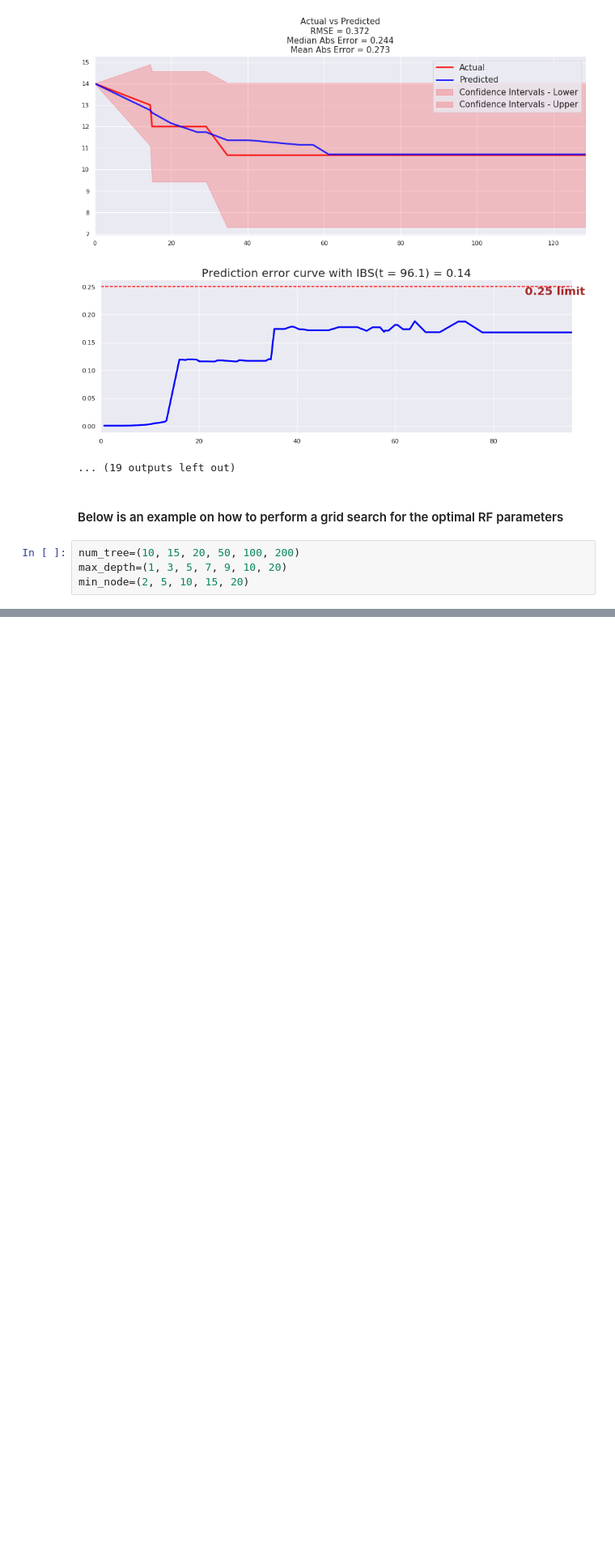
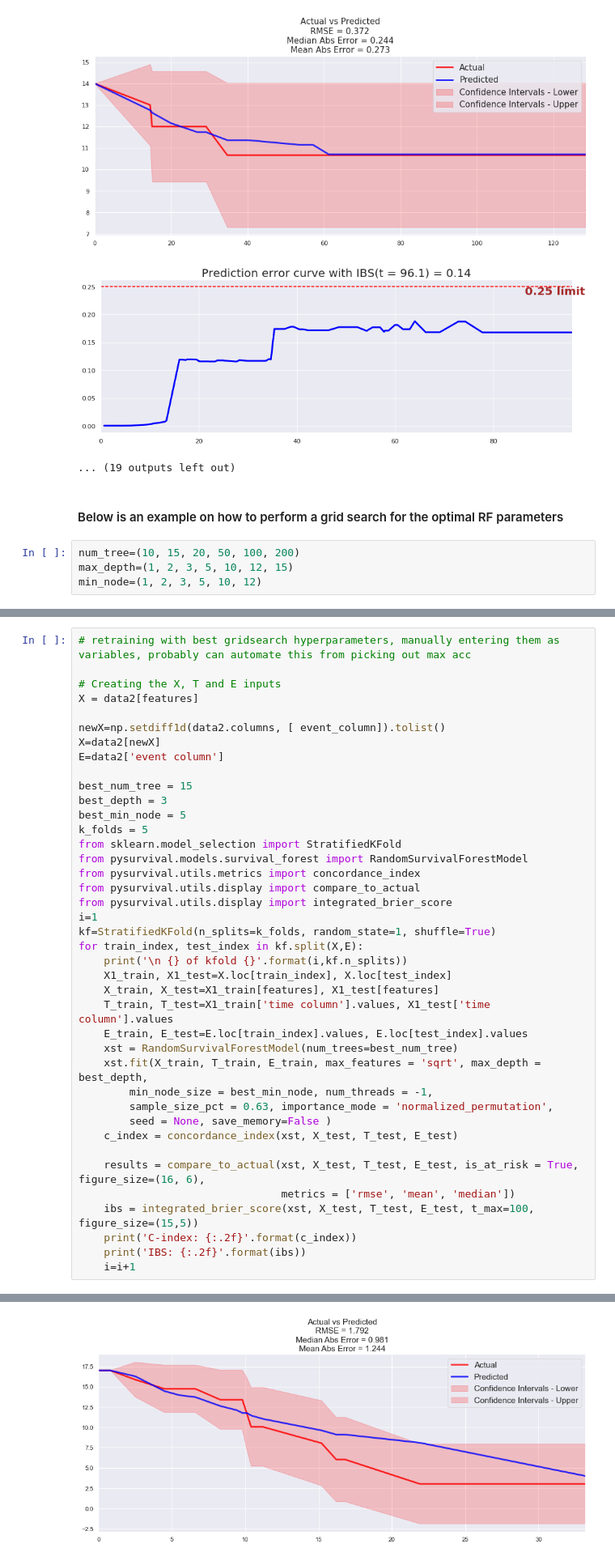
Before and after one commit to ricky-hu/liver_mets, a Jupyter notebook: random_forest.ipynb, the cells around one changed output, grey strips where cells are left out. Shown at 81% size. Drawn from its saved outputs; the diff is of its cells as text; blank space fills up the shorter version.

```diff
--- a/random_forest.ipynb
+++ b/random_forest.ipynb
@@ -387,8 +478,8 @@ C-index: 0.70
 #### Below is an example on how to perform a grid search for the optimal RF parameters
 # %%
 num_tree=(10, 15, 20, 50, 100, 200)
-max_depth=(1, 3, 5, 7, 9, 10, 20)
-min_node=(2, 5, 10, 15, 20)
+max_depth=(1, 2, 3, 5, 10, 12, 15)
+min_node=(1, 2, 3, 5, 10, 12)
 # %%
 # this script searches the RF paramters listed in the cell 29
 #prints out the average of 10 K Fold concordance
@@ -447,0 +539,41 @@ for a in num_tree:
+# %%
+# retraining with best gridsearch hyperparameters, manually entering them as variables, probably can automate this from picking out max acc
+
+# Creating the X, T and E inputs
+X = data2[features]
+
+newX=np.setdiff1d(data2.columns, [ event_column]).tolist()
+X=data2[newX]
+E=data2['event column']
+
+best_num_tree = 15
+best_depth = 3
+best_min_node = 5
+k_folds = 5
+from sklearn.model_selection import StratifiedKFold
+from pysurvival.models.survival_forest import RandomSurvivalForestModel
+from pysurvival.utils.metrics import concordance_index
+from pysurvival.utils.display import compare_to_actual
+from pysurvival.utils.display import integrated_brier_score
+i=1
+kf=StratifiedKFold(n_splits=k_folds, random_state=1, shuffle=True)
+for train_index, test_index in kf.split(X,E):
+    print('\n {} of kfold {}'.format(i,kf.n_splits))
+    X1_train, X1_test=X.loc[train_index], X.loc[test_index]
+    X_train, X_test=X1_train[features], X1_test[features]
+    T_train, T_test=X1_train['time column'].values, X1_test['time column'].values
+    E_train, E_test=E.loc[train_index].values, E.loc[test_index].values
+    xst = RandomSurvivalForestModel(num_trees=best_num_tree)
+    xst.fit(X_train, T_train, E_train, max_features = 'sqrt', max_depth = best_depth,
+        min_node_size = best_min_node, num_threads = -1,
+        sample_size_pct = 0.63, importance_mode = 'normalized_permutation',
+        seed = None, save_memory=False )
+    c_index = concordance_index(xst, X_test, T_test, E_test)
+
+    results = compare_to_actual(xst, X_test, T_test, E_test, is_at_risk = True,  figure_size=(16, 6),
+                                metrics = ['rmse', 'mean', 'median'])
+    ibs = integrated_brier_score(xst, X_test, T_test, E_test, t_max=100, figure_size=(15,5))
+    print('C-index: {:.2f}'.format(c_index))
+    print('IBS: {:.2f}'.format(ibs))
+    i=i+1
+# %% [output]
@@ -447,0 +581 @@ for a in num_tree:
+[figure, added]
```
Also changed, not shown: parts of 16 cells of this notebook, 2 other files.
